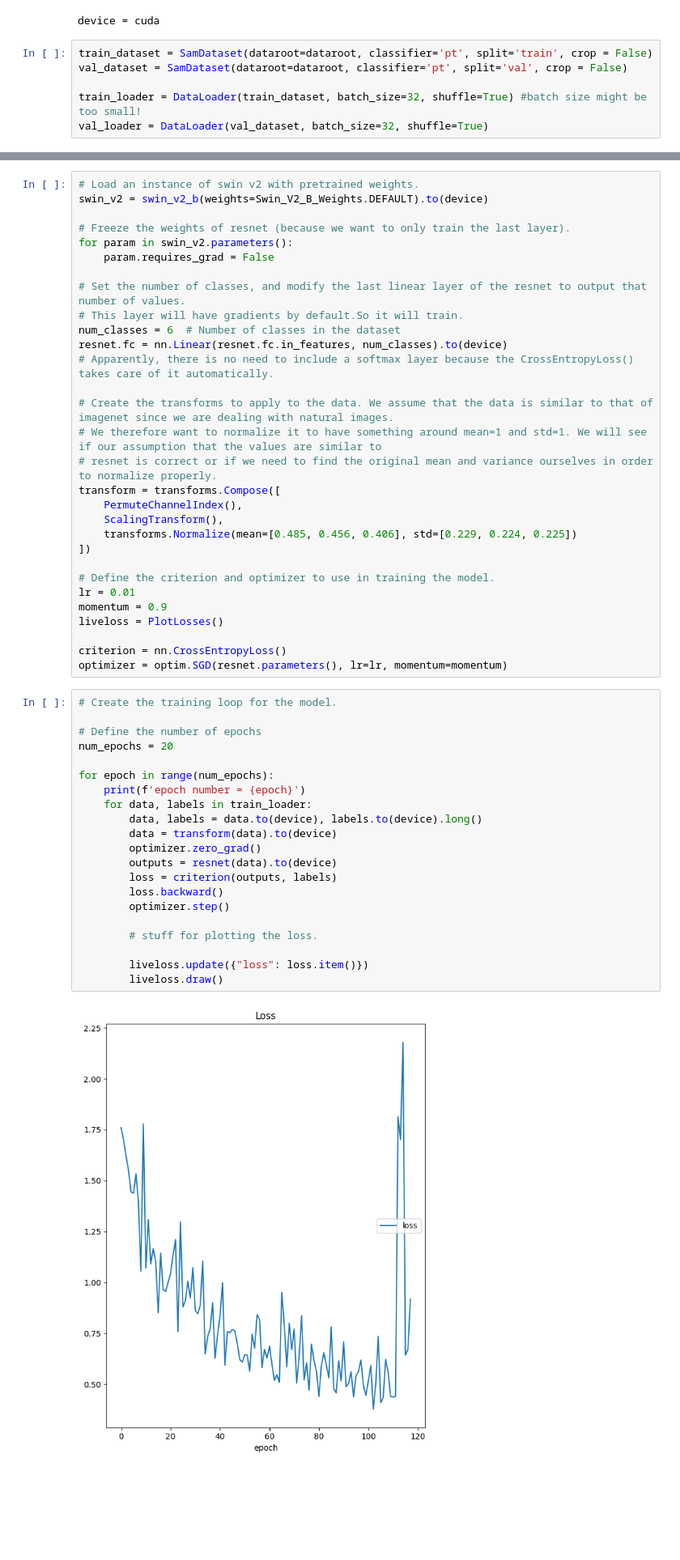
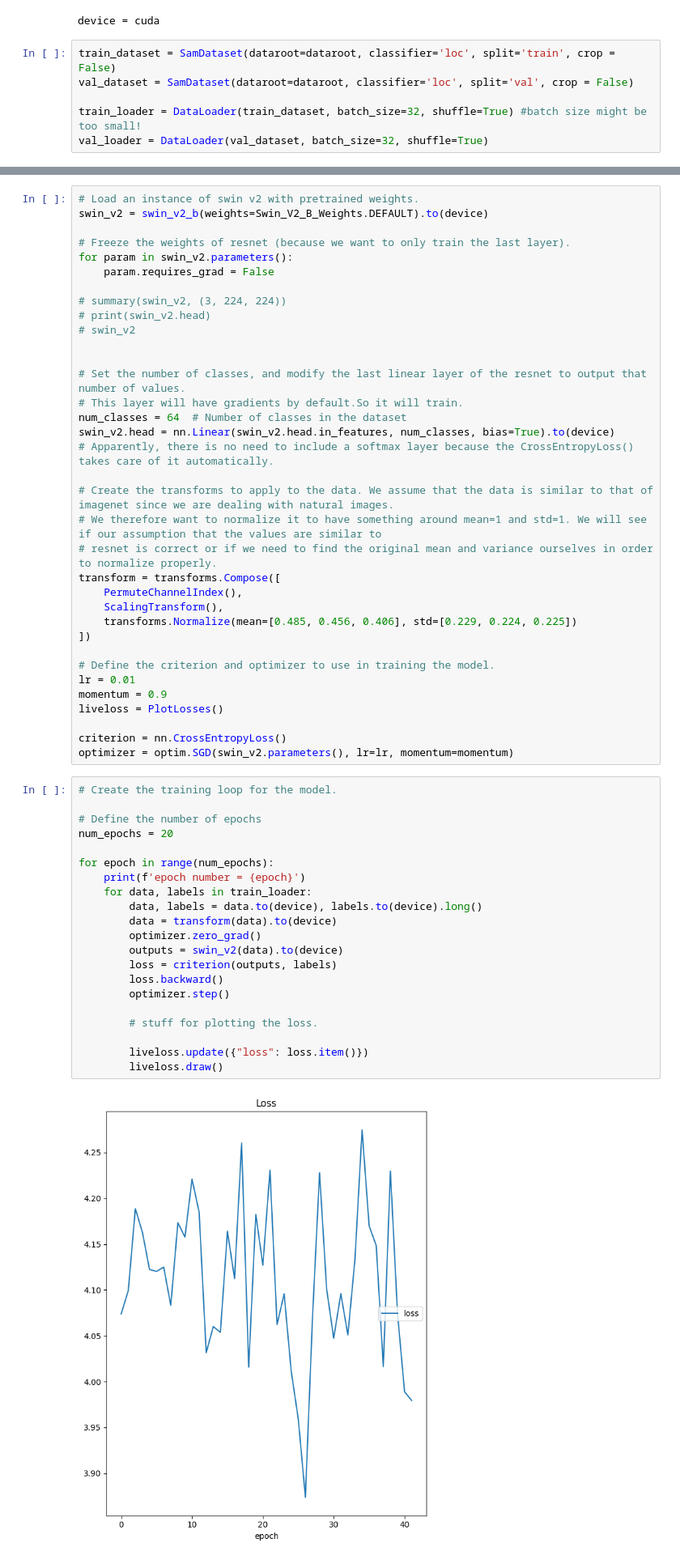
Before and after one commit to gtrocki/chess_detector, a Jupyter notebook: PieceLocator/Model.ipynb, the cells around one changed output, grey strips where cells are left out. Shown at 81% size. Drawn from its saved outputs; the diff is of its cells as text; blank space fills up the shorter version.

```diff
--- a/PieceLocator/Model.ipynb
+++ b/PieceLocator/Model.ipynb
@@ -31,8 +34,8 @@ print(f"device = {device}")
 # %% [output]
 device = cuda
 # %%
-train_dataset = SamDataset(dataroot=dataroot, classifier='pt', split='train', crop = False)
-val_dataset = SamDataset(dataroot=dataroot, classifier='pt', split='val', crop = False)
+train_dataset = SamDataset(dataroot=dataroot, classifier='loc', split='train', crop = False)
+val_dataset = SamDataset(dataroot=dataroot, classifier='loc', split='val', crop = False)
 
 train_loader = DataLoader(train_dataset, batch_size=32, shuffle=True) #batch size might be too small!
 val_loader = DataLoader(val_dataset, batch_size=32, shuffle=True)
@@ -57,10 +61,15 @@ swin_v2 = swin_v2_b(weights=Swin_V2_B_Weights.DEFAULT).to(device)
 for param in swin_v2.parameters():
     param.requires_grad = False
 
+# summary(swin_v2, (3, 224, 224))
+# print(swin_v2.head)
+# swin_v2
+
+
 # Set the number of classes, and modify the last linear layer of the resnet to output that number of values.
 # This layer will have gradients by default.So it will train.
-num_classes = 6  # Number of classes in the dataset
-resnet.fc = nn.Linear(resnet.fc.in_features, num_classes).to(device)
+num_classes = 64  # Number of classes in the dataset
+swin_v2.head = nn.Linear(swin_v2.head.in_features, num_classes, bias=True).to(device)
 # Apparently, there is no need to include a softmax layer because the CrossEntropyLoss() takes care of it automatically.
 
 # Create the transforms to apply to the data. We assume that the data is similar to that of imagenet since we are dealing with natural images.
@@ -78,28 +87,28 @@ momentum = 0.9
 liveloss = PlotLosses()
 
 criterion = nn.CrossEntropyLoss()
-optimizer = optim.SGD(resnet.parameters(), lr=lr, momentum=momentum)
+optimizer = optim.SGD(swin_v2.parameters(), lr=lr, momentum=momentum)
 # %%
 # Create the training loop for the model.
 
 # Define the number of epochs
 num_epochs = 20
 
 for epoch in range(num_epochs):
     print(f'epoch number = {epoch}')
     for data, labels in train_loader:
         data, labels = data.to(device), labels.to(device).long()
         data = transform(data).to(device)
         optimizer.zero_grad()
-        outputs = resnet(data).to(device)
+        outputs = swin_v2(data).to(device)
         loss = criterion(outputs, labels)
         loss.backward()
         optimizer.step()
 
         # stuff for plotting the loss.
 
         liveloss.update({"loss": loss.item()})
         liveloss.draw()
 # %% [output]
-[figure, old version]
+[figure, new version]
 Loss
```
Also changed, not shown: parts of 4 cells of this notebook, 1 other file.
